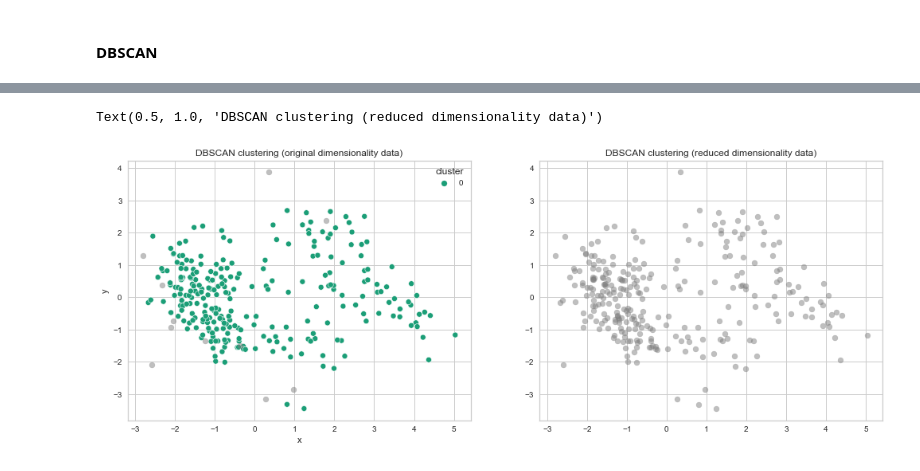
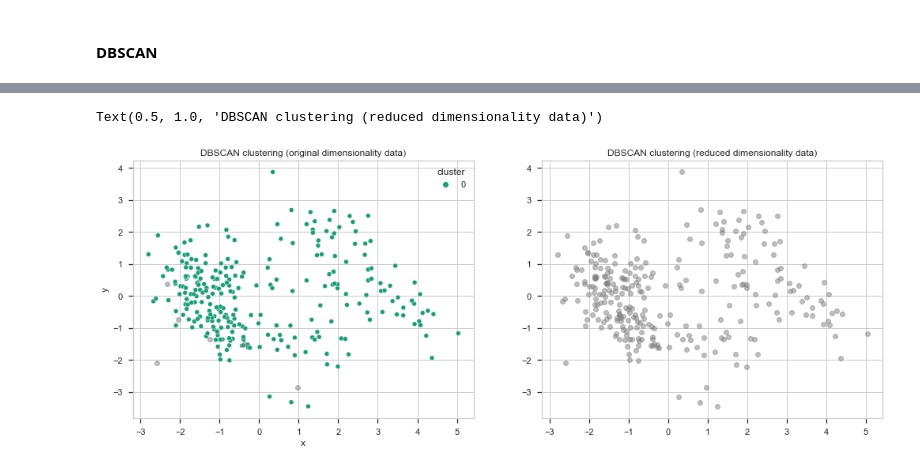
Before and after one commit to dovmar/PDVS, a Jupyter notebook: Lab_3/Lab-3.ipynb, the cells around one changed output, grey strips where cells are left out. Cells and saved outputs as stored; diff of their text form; code cells hidden in the pictures.

```diff
--- a/Lab_3/Lab-3.ipynb
+++ b/Lab_3/Lab-3.ipynb
@@ -440,18 +462,18 @@ Text(0, 0.5, 'distance')
 # %%
 fig, ax = plt.subplots(1,2,figsize=(17, 6))
 ax = ax.flatten()
-df_plot["cluster"], _ = do_dbscan(x,min_samples=min_samples,eps=3)
+df_plot["cluster"], _ = do_dbscan(x,min_samples=20,eps=3.5)
 df_noise = df_plot[df_plot["cluster"]==-1]
 plot = sns.scatterplot(x="x",y="y",hue="cluster",data=df_plot[df_plot["cluster"]!=-1],palette="Dark2",ax=ax[0])
 plot.scatter(df_noise["x"],df_noise["y"],c="grey",alpha=0.5)
 plot.set_title("DBSCAN clustering (original dimensionality data)")
 
 
-df_plot["cluster"], _ = do_dbscan(x_small,min_samples=min_samples_small,eps=0.8)
+df_plot["cluster"], _ = do_dbscan(x_small,min_samples=4,eps=0.7)
 df_noise = df_plot[df_plot["cluster"]==-1]
 plot = sns.scatterplot(x="x",y="y",hue="cluster",data=df_plot[df_plot["cluster"]!=-1],palette="Dark2",ax=ax[1])
 plot.scatter(df_noise["x"],df_noise["y"],c="grey",alpha=0.5)
 plot.set_title("DBSCAN clustering (reduced dimensionality data)")
 # %% [output]
 Text(0.5, 1.0, 'DBSCAN clustering (reduced dimensionality data)')
-[figure, old version]
+[figure, new version]
```
Also changed, not shown: parts of 29 cells of this notebook.
